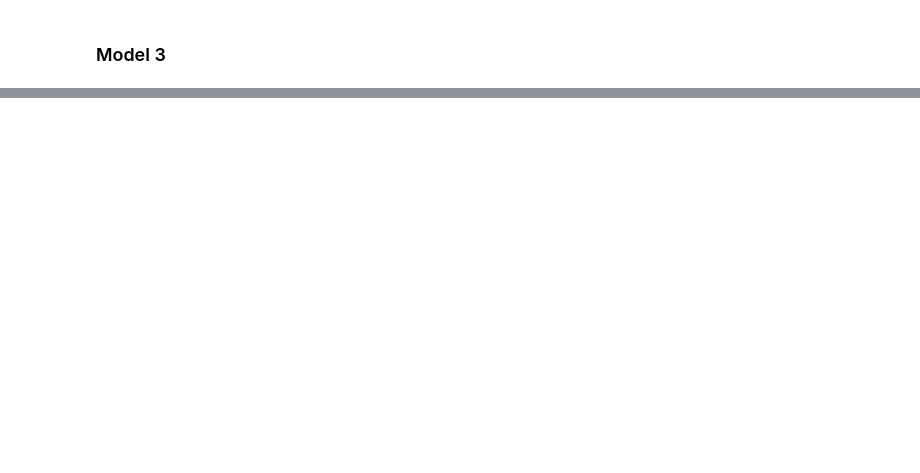
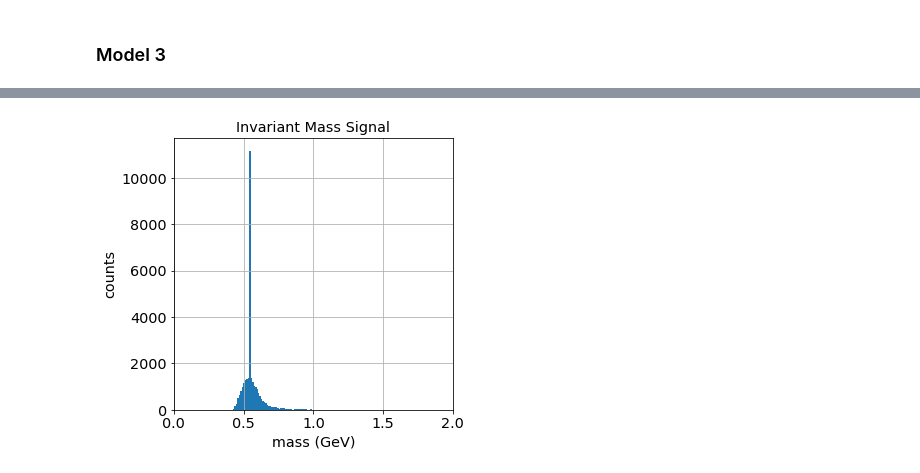
Before and after one commit to utfsm-eg2-data-analysis/analysis-omega-DL, a Jupyter notebook: C /Canalysis.ipynb, the cells around one changed output, grey strips where cells are left out. Cells and saved outputs as stored; diff of their text form; code cells hidden in the pictures; blank space fills up the shorter version.

```diff
--- a/C /Canalysis.ipynb
+++ b/C /Canalysis.ipynb
@@ -557,0 +718,20 @@ ax2.grid()
+# %%
+# plotting invariant mass for the signal
+data_signal = df_Ceta
+p_gg_signal =  [data_signal['mc_E[2]'] + data_signal['mc_E[3]'], data_signal['mc_Px[2]'] + data_signal['mc_Px[3]'], data_signal['mc_Py[2]'] + data_signal['mc_Py[3]'],
+                data_signal['mc_Pz[2]'] + data_signal['mc_Pz[3]']]
+
+four_momentum = [data_signal['mc_E[0]'] + data_signal['mc_E[1]'] + p_gg_signal[0], data_signal['mc_Px[0]'] + data_signal['mc_Px[1]'] + p_gg_signal[1],
+                data_signal['mc_Py[0]'] + data_signal['mc_Py[1]'] + p_gg_signal[2], data_signal['mc_Pz[0]'] + data_signal['mc_Pz[1]'] + p_gg_signal[3]]
+
+invariant_mass = np.sqrt(four_momentum[0]**2 - four_momentum[1]**2 - four_momentum[2]**2 - four_momentum[3]**2)
+
+plt.figure(figsize=(5,5))
+plt.hist(df_Ceta['mc_wD'], bins=100)
+plt.title('Invariant Mass Signal')
+plt.xlabel('mass (GeV)')
+plt.ylabel('counts')
+plt.xlim([0, 2.])
+plt.grid();
+# %% [output]
+[figure, added]
```
Also changed, not shown: parts of 16 cells of this notebook.
